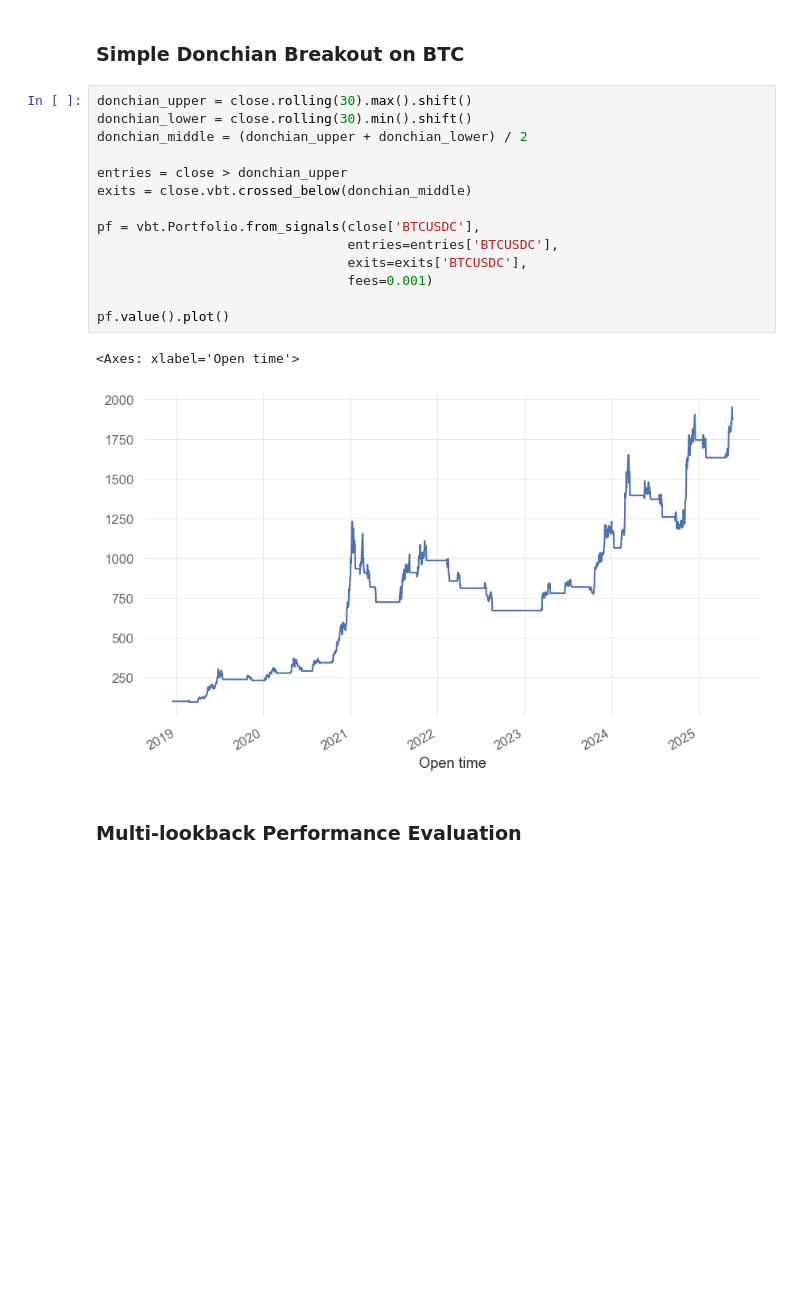
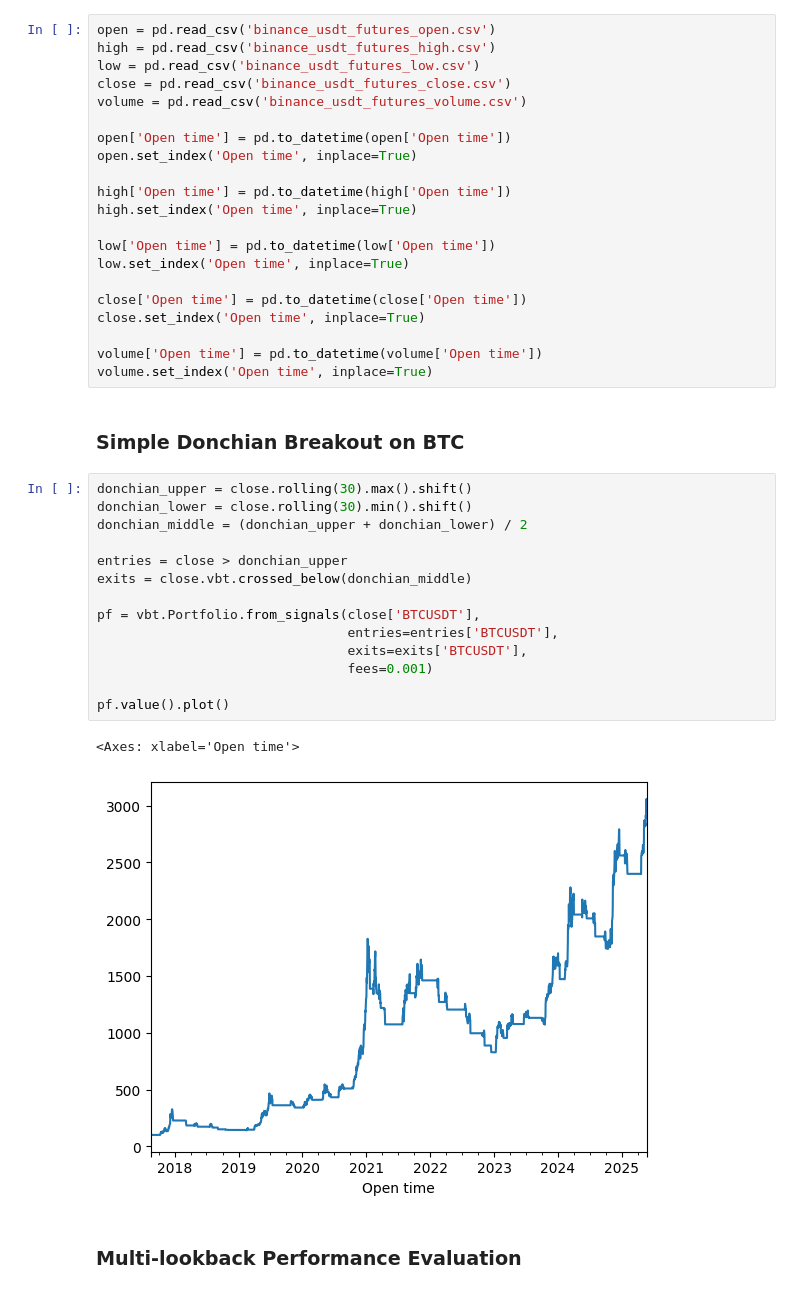
Before and after one commit to chickenopoulos/strategy-library, a Jupyter notebook: Donchian Channels by Carlo Zarattini.ipynb, the cells around one changed output. Drawn from its saved outputs; the diff is of its cells as text; blank space fills up the shorter version.

```diff
--- a/Donchian Channels by Carlo Zarattini.ipynb
+++ b/Donchian Channels by Carlo Zarattini.ipynb
@@ -53,25 +53,46 @@ close
 | 2025-05-23 00:00:00+00:00 | 107330.00 | 2527.18 | 657.0900 | 174.04 | 2.29710 | 0.22528 | 3.5828 | 15.55 | 10.168 | 1.355 | ... |
 | 2025-05-24 00:00:00+00:00 | 107824.07 | 2550.18 | 670.1200 | 174.16 | 2.33990 | 0.22752 | 3.6603 | 15.72 | 10.530 | 1.415 | ... |
 2190 rows × 28 columns
+# %%
+open = pd.read_csv('binance_usdt_futures_open.csv')
+high = pd.read_csv('binance_usdt_futures_high.csv')
+low = pd.read_csv('binance_usdt_futures_low.csv')
+close = pd.read_csv('binance_usdt_futures_close.csv')
+volume = pd.read_csv('binance_usdt_futures_volume.csv')
+
+open['Open time'] = pd.to_datetime(open['Open time'])
+open.set_index('Open time', inplace=True)
+
+high['Open time'] = pd.to_datetime(high['Open time'])
+high.set_index('Open time', inplace=True)
+
+low['Open time'] = pd.to_datetime(low['Open time'])
+low.set_index('Open time', inplace=True)
+
+close['Open time'] = pd.to_datetime(close['Open time'])
+close.set_index('Open time', inplace=True)
+
+volume['Open time'] = pd.to_datetime(volume['Open time'])
+volume.set_index('Open time', inplace=True)
 # %% [markdown]
 ### Simple Donchian Breakout on BTC
 # %%
 donchian_upper = close.rolling(30).max().shift()
 donchian_lower = close.rolling(30).min().shift()
 donchian_middle = (donchian_upper + donchian_lower) / 2
 
 entries = close > donchian_upper
 exits = close.vbt.crossed_below(donchian_middle)
 
-pf = vbt.Portfolio.from_signals(close['BTCUSDC'],
-                                entries=entries['BTCUSDC'],
-                                exits=exits['BTCUSDC'],
+pf = vbt.Portfolio.from_signals(close['BTCUSDT'],
+                                entries=entries['BTCUSDT'],
+                                exits=exits['BTCUSDT'],
                                 fees=0.001)
 
 pf.value().plot()
 # %% [output]
 <Axes: xlabel='Open time'>
-[figure, old version]
+[figure, new version]
 # %% [markdown]
 ### Multi-lookback Performance Evaluation
 # %%
```
Also changed, not shown: parts of 10 cells of this notebook.
